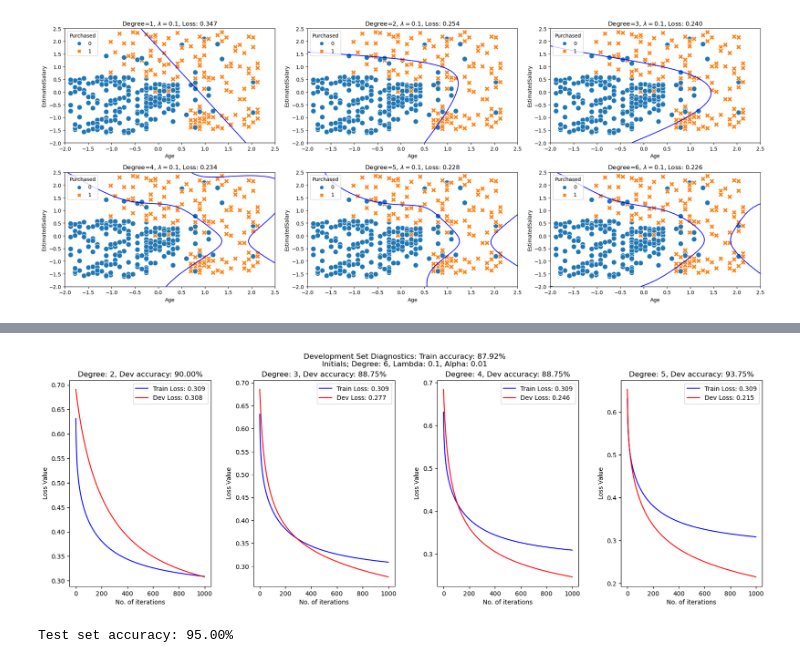
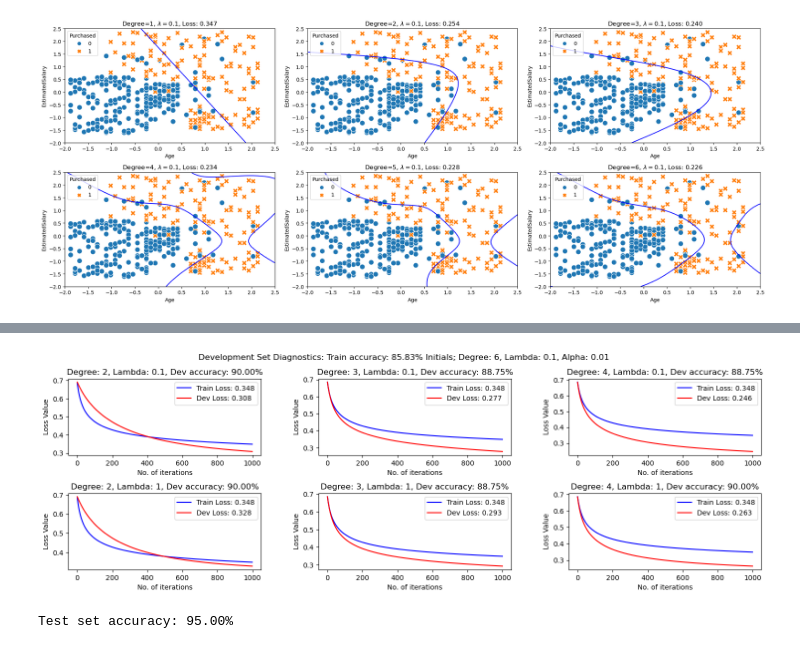
Before and after one commit to luqmancrit/Polynomial-Logistic-Regression-Numpy-, a Jupyter notebook: model.ipynb, the cells around one changed output, grey strips where cells are left out. Cells and saved outputs as stored; diff of their text form; code cells hidden in the pictures.

```diff
--- a/model.ipynb
+++ b/model.ipynb
@@ -56,3 +56,15 @@ def gradient_reg(x, y, theta, lambda_reg, iters, alpha):
 def predict_all (x, theta):
     total_accuracy = [1 if sigmoid(x[i,:].dot(theta)) >= 0.5 else 0 for i in range(x.shape[0])]
     return total_accuracy
+# %%
+df = pd.read_csv('datasets/Social_Network_Ads.csv')
+x_scaled, mean, std = feature_scaling(df[['Age', 'EstimatedSalary']])
+y = np.array(df.Purchased.values).reshape(-1,1)
+
+
+plt.figure(figsize=(7,5))
+ax = sns.scatterplot(x='Age', y='EstimatedSalary', hue='Purchased', data=df, style='Purchased', s=80)
+handles, labels = ax.get_legend_handles_labels()
+ax.legend(handles[:], ['Not Purchase', 'Purchased'])
+plt.title('Scatter plot of training data')
+plt.show(ax)
@@ -114,7 +124,7 @@ plt.show()
 [figure]
 # %%
 #Training Set. Initialize parameters. Desired Accuracy 90-95%
-degree = 6
+degree = 3
 alpha = 0.01
 lambda_reg = 0.1
 iters = 1000
@@ -141,48 +151,49 @@ Text(0.5, 1.0, 'Train Set: Degree: 6, Lambda: 0.1, Alpha: 0.01\nTrain accuracy:
 # %%
 # Development Set. Desired Accuracy not achieve. Perform simple diagnostics for different degree values.
 alpha = 0.01
-lambda_reg = 0.1
-degrees = [2,3,4,5]
+lambda_regs = [0.1,1]
+degrees = [2,3,4]
 iters = 1000
 
 # Create a figure with 3 rows and 3 columns
-fig, ax = plt.subplots(nrows=1, ncols=4, figsize=(20,6))
+fig, ax = plt.subplots(nrows=2, ncols=3, figsize=(18,5))
 
 # Store all theta value
 theta_all = []
 
 # Iterate over the rows and columns of the subplot grid
 for i, degree in enumerate(degrees):
-    x_dev = feature_mapping(x1_dev, x2_dev, degree)
-    y_dev = np.array(ydev).reshape(-1,1)
-    theta = np.zeros(shape = (x_dev.shape[1],1))
+    for j, lambda_reg in enumerate(lambda_regs):
+        x_dev = feature_mapping(x1_dev, x2_dev, degree)
+        y_dev = np.array(ydev).reshape(-1,1)
+        theta = np.zeros(shape = (x_dev.shape[1],1))
 
-    # Compute the theta and J_history for the current alpha and lambda_reg values
-    theta_dev, J_history_dev = gradient_reg(x_dev, y_dev, theta, lambda_reg, iters, alpha)
-    yhat_dev = np.round(sigmoid(x_dev.dot(theta_dev)))
-    accuracy_dev = accuracy_score(y_dev, yhat_dev) * 100
+        # Compute the theta and J_history for the current alpha and lambda_reg values
+        theta_dev, J_history_dev = gradient_reg(x_dev, y_dev, theta, lambda_reg, iters, alpha)
+        yhat_dev = np.round(sigmoid(x_dev.dot(theta_dev)))
+        accuracy_dev = accuracy_score(y_dev, yhat_dev) * 100
 
-    #Store every theta degrees.
-    theta_all.append(theta_dev)
+        #Store every theta degrees.
+        theta_all.append(theta_dev)
 
-    # Plot the loss curve in the current subplot
-    ax[i].plot(range(len(J_history_train)), J_history_train, color='b', label=f'Train Loss: {J_history_train.min():.3f}')
-    ax[i].plot(range(len(J_history_dev)), J_history_dev, color='r', label=f'Dev Loss: {J_history_dev.min():.3f}')
-    ax[i].set_xlabel('No. of iterations')
-    ax[i].set_ylabel('Loss Value')
-    ax[i].set_title(f'Degree: {degree}, Dev accuracy: {accuracy_dev:.2f}%')
-    ax[i].legend()
+        # Plot the loss curve in the current subplot
+        ax[j,i].plot(range(len(J_history_train)), J_history_train, color='b', label=f'Train Loss: {J_history_train.min():.3f}')
+        ax[j,i].plot(range(len(J_history_dev)), J_history_dev, color='r', label=f'Dev Loss: {J_history_dev.min():.3f}')
+        ax[j,i].set_xlabel('No. of iterations')
+        ax[j,i].set_ylabel('Loss Value')
+        ax[j,i].set_title(f'Degree: {degree}, Lambda: {lambda_reg}, Dev accuracy: {accuracy_dev:.2f}%')
+        ax[j,i].legend()
 
 # Add a title to the entire figure
-fig.suptitle(f'Development Set Diagnostics: Train accuracy: {accuracy_train:.2f}%\nInitials; Degree: 6, Lambda: 0.1, Alpha: 0.01')
+fig.suptitle(f'Development Set Diagnostics: Train accuracy: {accuracy_train:.2f}% Initials; Degree: 6, Lambda: 0.1, Alpha: 0.01')
 
 # Adjust the spacing between the subplots
 plt.subplots_adjust(hspace=0.5, wspace=0.3)
 
 # Display the figure
 plt.show()
 # %% [output]
-[figure, old version]
+[figure, new version]
 # %%
 # Test set. Desired accuracy achieved. Model generalized well :)
 x_test = feature_mapping(x1_test, x2_test, 2)
```
Also changed, not shown: parts of 4 cells of this notebook.
